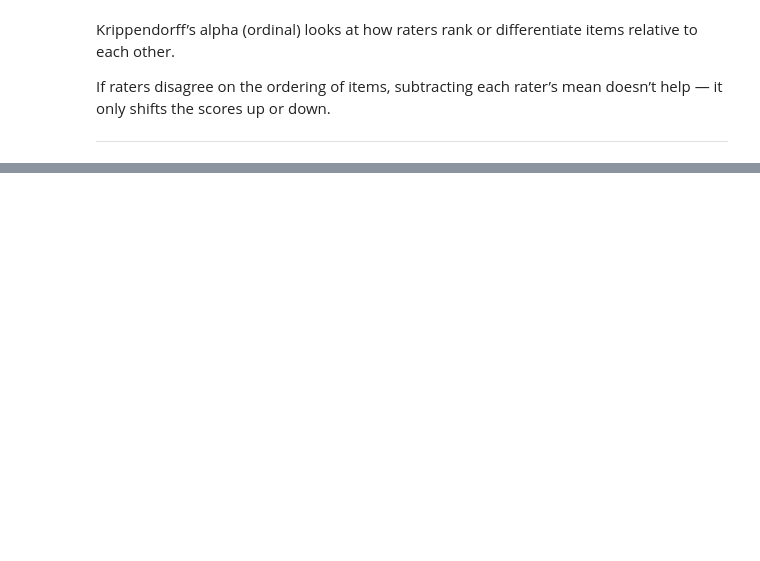
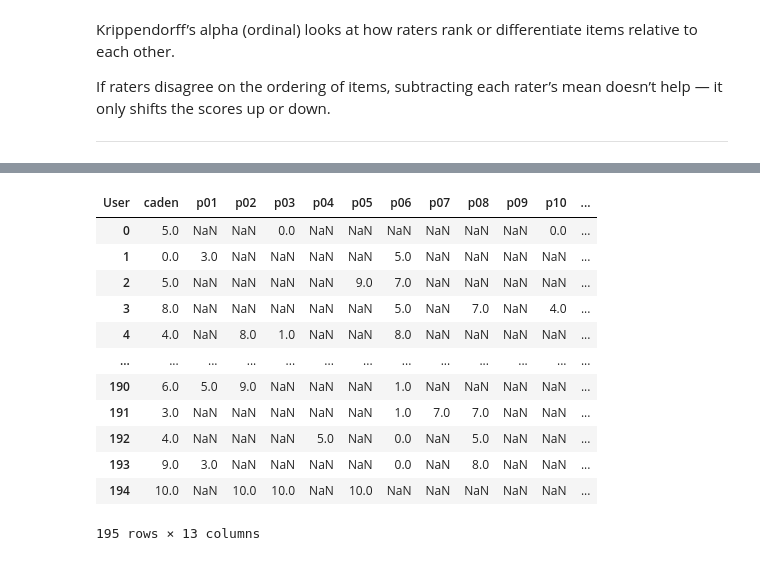
Before and after one commit to cwc09262/psalms-nlp-research, a Jupyter notebook: query_compare/blind_external_scoring.ipynb, the cells around one changed output, grey strips where cells are left out. Cells and saved outputs as stored; diff of their text form; code cells hidden in the pictures; blank space fills up the shorter version.

Commit message:
invesitgate the reasoning behind the low alpha score

```diff
--- a/query_compare/blind_external_scoring.ipynb
+++ b/query_compare/blind_external_scoring.ipynb
@@ -988,0 +954,7 @@ scores
+# %%
+scores_piv = scores.pivot_table(
+    index=['Query', 'Query Category', 'Method', 'Similarity Score (%)', 'numbered_result', 'Text', 'Psalm Num', 'Verse'],  # or whatever defines a unique row
+    columns="User",
+    values="Score",
+    aggfunc="first"
+).reset_index()
@@ -988,0 +999,29 @@ scores
+# %%
+raters = scores_piv.columns.difference([
+    'Query',
+    'Query Category',
+    'Method',
+    'Similarity Score (%)',
+    'numbered_result',
+    'Text',
+    'Psalm Num',
+    'Verse'
+])
+
+df_raters = scores_piv[raters]
+# %%
+df_raters
+# %% [output]
+| User | caden | p01 | p02 | p03 | p04 | p05 | p06 | p07 | p08 | p09 | p10 | ... |
+| 0 | 5.0 | NaN | NaN | 0.0 | NaN | NaN | NaN | NaN | NaN | NaN | 0.0 | ... |
+| 1 | 0.0 | 3.0 | NaN | NaN | NaN | NaN | 5.0 | NaN | NaN | NaN | NaN | ... |
+| 2 | 5.0 | NaN | NaN | NaN | NaN | 9.0 | 7.0 | NaN | NaN | NaN | NaN | ... |
+| 3 | 8.0 | NaN | NaN | NaN | NaN | NaN | 5.0 | NaN | 7.0 | NaN | 4.0 | ... |
+| 4 | 4.0 | NaN | 8.0 | 1.0 | NaN | NaN | 8.0 | NaN | NaN | NaN | NaN | ... |
+| ... | ... | ... | ... | ... | ... | ... | ... | ... | ... | ... | ... | ... |
+| 190 | 6.0 | 5.0 | 9.0 | NaN | NaN | NaN | 1.0 | NaN | NaN | NaN | NaN | ... |
+| 191 | 3.0 | NaN | NaN | NaN | NaN | NaN | 1.0 | 7.0 | 7.0 | NaN | NaN | ... |
+| 192 | 4.0 | NaN | NaN | NaN | 5.0 | NaN | 0.0 | NaN | 5.0 | NaN | NaN | ... |
+| 193 | 9.0 | 3.0 | NaN | NaN | NaN | NaN | 0.0 | NaN | 8.0 | NaN | NaN | ... |
+| 194 | 10.0 | NaN | 10.0 | 10.0 | NaN | 10.0 | NaN | NaN | NaN | NaN | NaN | ... |
+195 rows × 13 columns
```
Also changed, not shown: parts of 54 cells of this notebook, 4 other files.
